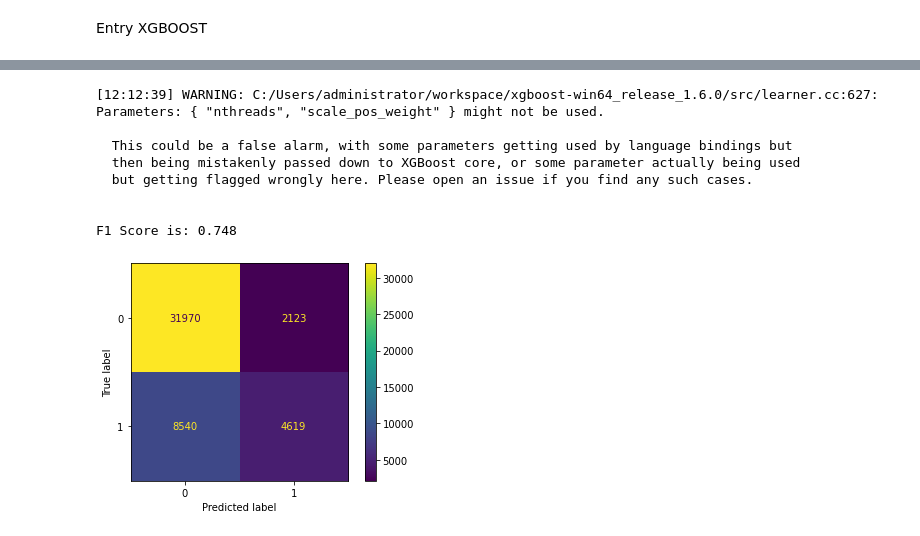
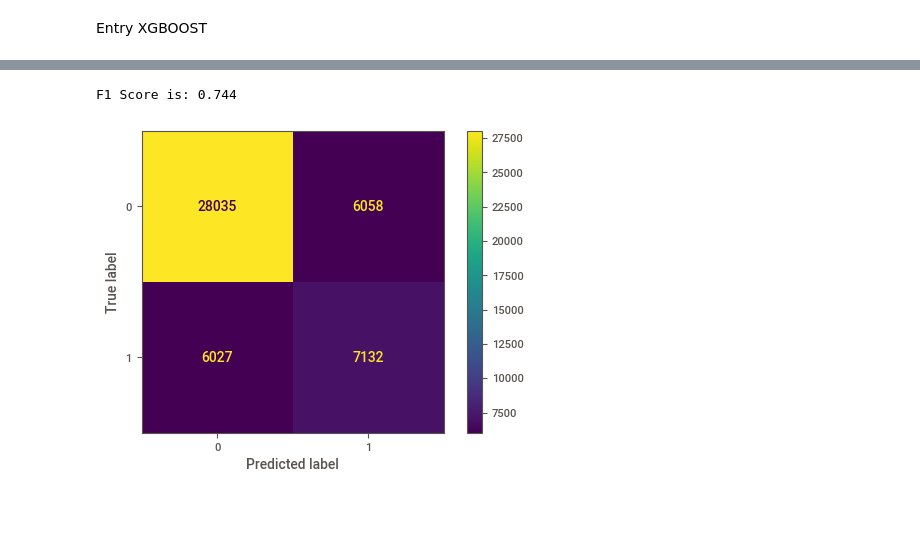
Before and after one commit to Brownsey/home_insurance, a Jupyter notebook: code.ipynb, the cells around one changed output, grey strips where cells are left out. Saved outputs shown, nothing was run; the diff lists cells and outputs as text; code cells hidden in the pictures; blank space fills up the shorter version.

```diff
--- a/code.ipynb
+++ b/code.ipynb
@@ -246 +301,19 @@ modelling_df.head()
+# %%
+#Mapping into 0, 1 for XGB algorithm
+def update_pol_status(row):
+    """
+    Maps the pol status to ints for XGB
+    Args:
+        row (str): row to act on
+
+    Returns:
+        int: Maps the POL_STATUS answers into ints
+    """
+    if row == "Lapsed":
+        return 1
+    else:
+        return 0
+
+modelling_df["POL_STATUS"] = modelling_df["POL_STATUS"].apply(update_pol_status)
+model_df_dummy["POL_STATUS"] = model_df_dummy["POL_STATUS"].apply(update_pol_status)
 # %%
@@ -470,19 +473,27 @@ Parameters: { "nthreads" } might not be used.
-# %%
-#Very interesting how scale_pos_weight doesn't get passed through with **kwargs
-clf = run_best_params_xgb(best_params_logistic)
-clf_predict = clf.predict(X_validation)
-print_F1_score(y_validation_logistic, clf_predict)
-ConfusionMatrixDisplay.from_predictions(y_validation_logistic, clf_predict)
-plt.show()
-# %% [output]
-[12:12:39] WARNING: C:/Users/administrator/workspace/xgboost-win64_release_1.6.0/src/learner.cc:627:
-Parameters: { "nthreads", "scale_pos_weight" } might not be used.
-
-  This could be a false alarm, with some parameters getting used by language bindings but
-  then being mistakenly passed down to XGBoost core, or some parameter actually being used
-  but getting flagged wrongly here. Please open an issue if you find any such cases.
-
-
-F1 Score is: 0.748
-[figure, removed]
+# %%
+#These were the best hyper paramaters from the model tunings that I ran
+xg_clf = xgb.XGBClassifier(
+ colsample_bytree = 0.8058016898686793,
+ gamma= 1.3625777342639867,
+ learning_rate= 0.10458356577582398,
+ max_delta_step= 2,
+ max_depth= 20,
+ min_child_weight= 64.30336808953497,
+ n_estimators= 26,
+ objective= 'binary:logistic',
+ scale_pos_weight= 2,
+ subsample= 0.9616607533615821,
+ enable_categorical = True,
+ tree_method = "hist")
+
+# training the model
+xg_clf.fit(X, y)
+
+xg_predict = xg_clf.predict(X_validation)
+print_F1_score(y_validation, xg_predict)
+ConfusionMatrixDisplay.from_predictions(y_validation, xg_predict)
+plt.show()
+# %% [output]
+F1 Score is: 0.744
+[figure, added]
 # %%
```
Also changed, not shown: parts of 33 cells of this notebook, 6 other files.
